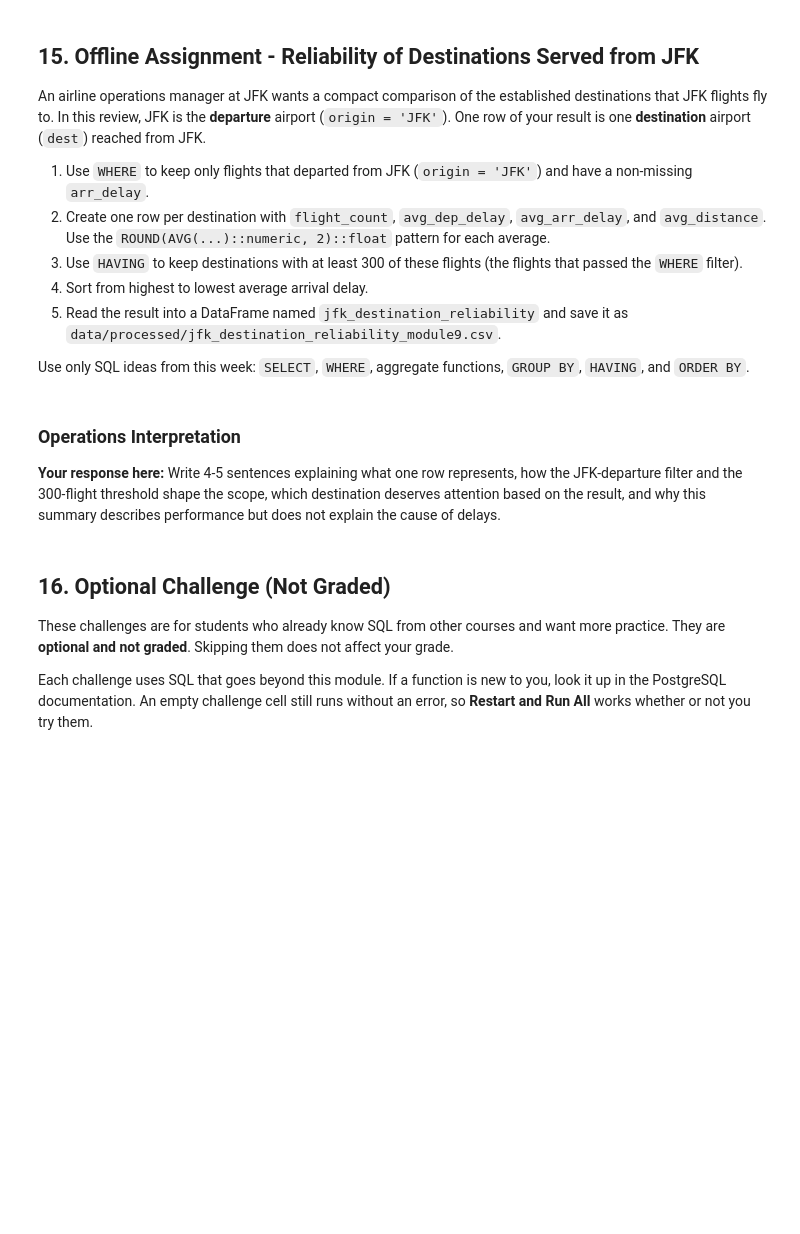
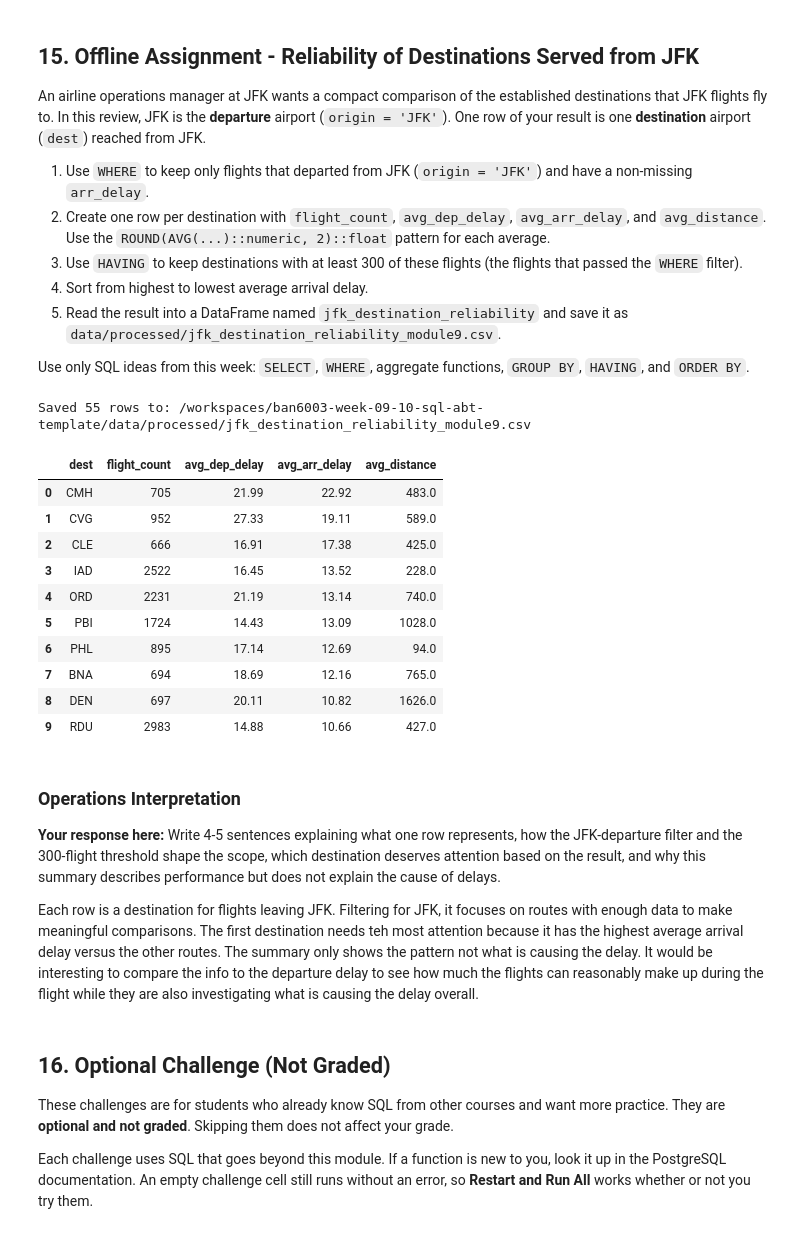
Before and after one commit to zambuggy/ban6003-week-09-10-sql-abt-template, a Jupyter notebook: notebooks/module9_neon_sql_fundamentals_guided_lab.ipynb, the cells around one changed output. Drawn from its saved outputs; the diff is of its cells as text; code cells hidden in the pictures; blank space fills up the shorter version.

Commit message:
Complete Module 9 Neon SQL fundamentals lab

```diff
--- a/notebooks/module9_neon_sql_fundamentals_guided_lab.ipynb
+++ b/notebooks/module9_neon_sql_fundamentals_guided_lab.ipynb
@@ -615,29 +926,52 @@ Use only SQL ideas from this week: `SELECT`, `WHERE`, aggregate functions, `GROU
 # %%
 # Offline Assignment - write and run your SQL query here.
 # Suggested SQL order:
 # SELECT dest plus COUNT(*) and the three rounded AVG() expressions
 # FROM flights
 # WHERE origin = 'JFK' and arr_delay IS NOT NULL
 # GROUP BY dest
 # HAVING COUNT(*) >= 300
 # ORDER BY the average arrival-delay alias DESC
 query = """
-
+select dest, count(*) as flight_count,
+    round(avg(dep_delay)::numeric, 2)::float as avg_dep_delay,
+    round(avg(arr_delay)::numeric, 2)::float as avg_arr_delay,
+    round(avg(distance)::numeric, 2)::float as avg_distance
+from flights
+where origin = 'JFK' and arr_delay is not null
+group by dest
+having count(*) >= 300
+order by avg_arr_delay desc;
 """
 
 jfk_destination_reliability = run_query(query, engine)
 
 if jfk_destination_reliability.empty:
     print("Complete the offline SQL query before exporting.")
 else:
     offline_output_path = output_dir / "jfk_destination_reliability_module9.csv"
     jfk_destination_reliability.to_csv(offline_output_path, index=False)
     print(f"Saved {len(jfk_destination_reliability)} rows to: {offline_output_path}")
     display(jfk_destination_reliability.head(10))
+# %% [output]
+Saved 55 rows to: /workspaces/ban6003-week-09-10-sql-abt-template/data/processed/jfk_destination_reliability_module9.csv
+|  | dest | flight_count | avg_dep_delay | avg_arr_delay | avg_distance |
+| 0 | CMH | 705 | 21.99 | 22.92 | 483.0 |
+| 1 | CVG | 952 | 27.33 | 19.11 | 589.0 |
+| 2 | CLE | 666 | 16.91 | 17.38 | 425.0 |
+| 3 | IAD | 2522 | 16.45 | 13.52 | 228.0 |
+| 4 | ORD | 2231 | 21.19 | 13.14 | 740.0 |
+| 5 | PBI | 1724 | 14.43 | 13.09 | 1028.0 |
+| 6 | PHL | 895 | 17.14 | 12.69 | 94.0 |
+| 7 | BNA | 694 | 18.69 | 12.16 | 765.0 |
+| 8 | DEN | 697 | 20.11 | 10.82 | 1626.0 |
+| 9 | RDU | 2983 | 14.88 | 10.66 | 427.0 |
 # %% [markdown]
 ### Operations Interpretation
 
 **Your response here:** Write 4-5 sentences explaining what one row represents, how the JFK-departure filter and the 300-flight threshold shape the scope, which destination deserves attention based on the result, and why this summary describes performance but does not explain the cause of delays.
+
+Each row is a destination for flights leaving JFK.  Filtering for JFK, it focuses on routes with enough data to make meaningful comparisons.  The first destination needs teh most attention because it has the highest average arrival delay versus the other routes.  The summary only shows the pattern not what is causing the delay.  It would be interesting to compare the info to the departure delay to see how much the flights can reasonably make up during the flight while they are also investigating what is causing the delay overall.
 # %% [markdown]
 ## 16. Optional Challenge (Not Graded)
 
```
Also changed, not shown: parts of 40 cells of this notebook, 2 other files.
